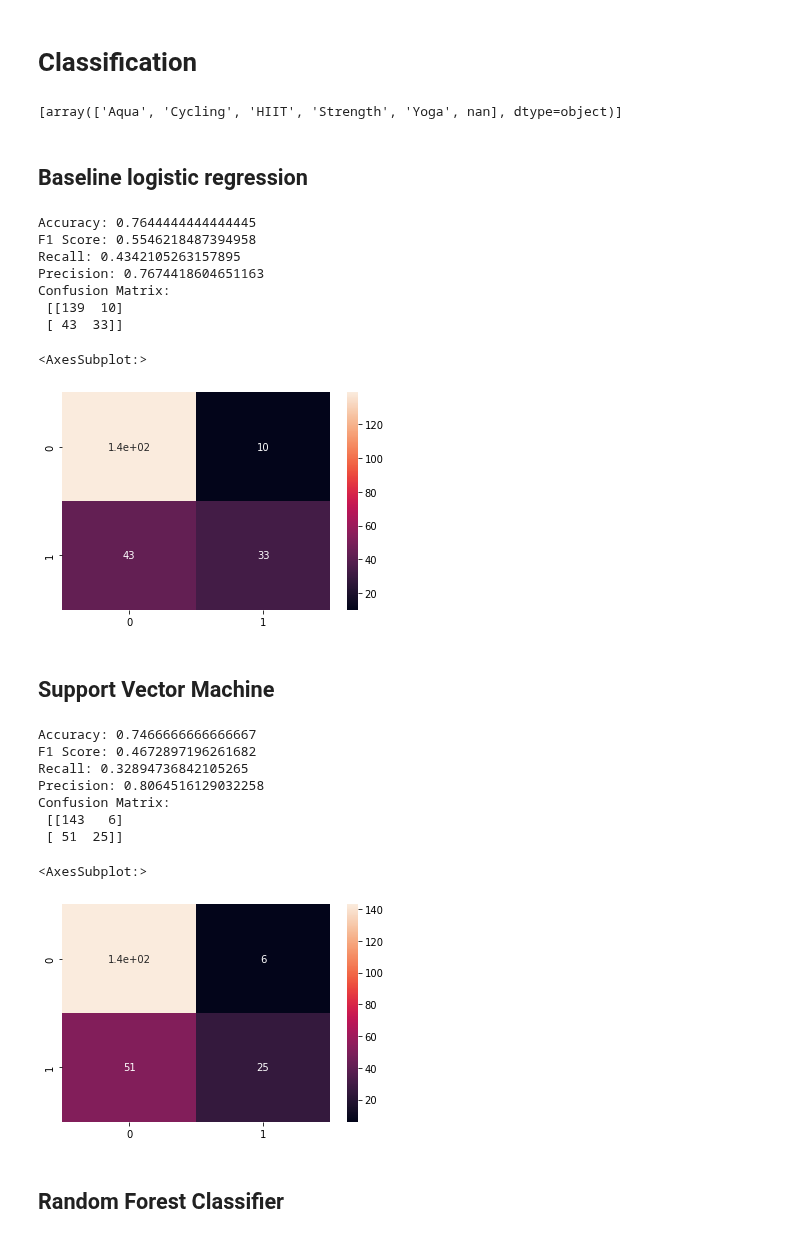
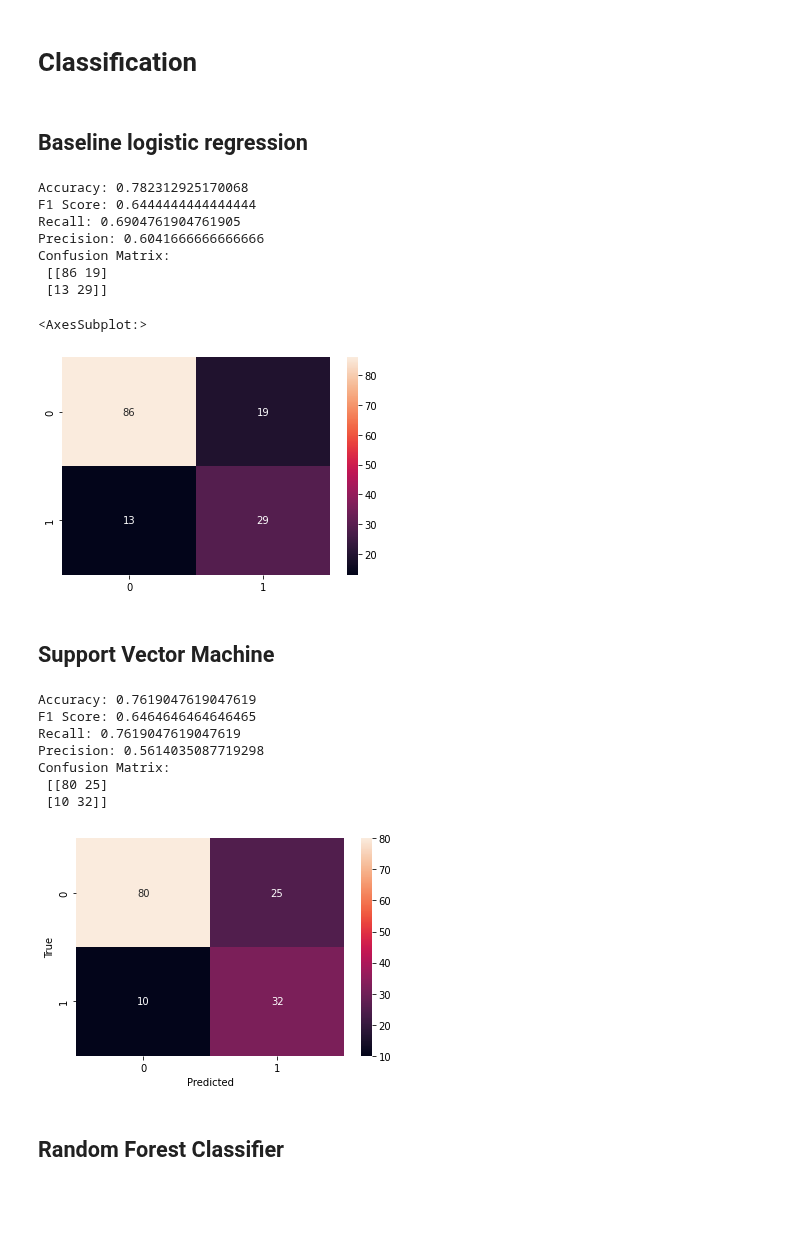
Before and after one commit to jhupiterz/tech-friends, a Jupyter notebook: goal_zone/goal_zone.ipynb, the cells around one changed output. Saved outputs shown, nothing was run; the diff lists cells and outputs as text; code cells hidden in the pictures; blank space fills up the shorter version.

```diff
--- a/goal_zone/goal_zone.ipynb
+++ b/goal_zone/goal_zone.ipynb
@@ -136,0 +156,6 @@ dtype: object
+# %%
+X_test_scaled = scaler.transform(X_test.iloc[:, 0:3].to_numpy())
+X_test_scaled = pd.DataFrame(X_test_scaled, columns=["months_scaled", "weight_scaled", "days_scaled"])
+X_test.months_as_member = X_test_scaled.months_scaled
+X_test.weight = X_test_scaled.weight_scaled
+X_test.days_before = X_test_scaled.days_scaled
@@ -137,2 +182,8 @@ dtype: object
+# %%
+# Creating an instance of SMOTE
+smote = SMOTE()
+
+# Balancing the data
+X_resampled, y_resampled = smote.fit_resample(X_train_scaled, y_train)
 # %% [markdown]
 # Classification
@@ -149,10 +189,0 @@ df_concat = pd.concat([data, days_of_week_encoded], axis=1)
-# %%
-# Encoding the category column
-ohe = OneHotEncoder(sparse= False, handle_unknown='ignore')
-feature_to_encode = data[["category"]]
-ohe.fit_transform(feature_to_encode)
-categories = ohe.categories_
-category_encoded = pd.DataFrame(ohe.fit_transform(feature_to_encode), columns=ohe.categories_)
-df_concat = pd.concat([df_concat, category_encoded], axis=1)
-# %% [output]
-[array(['Aqua', 'Cycling', 'HIIT', 'Strength', 'Yoga', nan], dtype=object)]
@@ -164,6 +190,2 @@ target = df_concat[["attended"]]
-# %%
-# Train test split
-from sklearn.model_selection import train_test_split
-X_train, X_test, y_train, y_test = train_test_split(features, target, test_size=0.15, random_state=42)
 # %% [markdown]
 ## Baseline logistic regression
@@ -176,6 +192,6 @@ from sklearn.metrics import confusion_matrix
 # %%
 # LBFGS solver
-clf = LogisticRegression(random_state=0, max_iter=1000).fit(X_train, y_train)
+clf = LogisticRegression(random_state=0, max_iter=1000).fit(X_resampled, y_resampled)
 y_true = y_test
 y_pred = clf.predict(X_test)
 print("Accuracy:", clf.score(X_test, y_test))
@@ -186,21 +202,21 @@ print("Confusion Matrix:\n", confusion_matrix(y_true, y_pred))
 
 sns.heatmap(confusion_matrix(y_true, y_pred), annot=True)
 # %% [output]
-Accuracy: 0.7644444444444445
-F1 Score: 0.5546218487394958
-Recall: 0.4342105263157895
-Precision: 0.7674418604651163
+Accuracy: 0.782312925170068
+F1 Score: 0.6444444444444444
+Recall: 0.6904761904761905
+Precision: 0.6041666666666666
 Confusion Matrix:
- [[139  10]
- [ 43  33]]
+ [[86 19]
+ [13 29]]
 <AxesSubplot:>
-[figure, old version]
+[figure, new version]
 # %% [markdown]
 ## Support Vector Machine
 # %%
 from sklearn.svm import SVC
-svc = SVC()
-svc.fit(X_train, y_train)
+svc = SVC(probability=True)
+svc.fit(X_resampled, y_resampled)
 y_true = y_test
 y_pred = svc.predict(X_test)
 print("Accuracy:", svc.score(X_test, y_test))
@@ -209,18 +225,19 @@ print("Recall:", recall_score(y_true, y_pred))
 print("Precision:", precision_score(y_true, y_pred))
 print("Confusion Matrix:\n", confusion_matrix(y_true, y_pred))
 # %% [output]
-Accuracy: 0.7466666666666667
-F1 Score: 0.4672897196261682
-Recall: 0.32894736842105265
-Precision: 0.8064516129032258
+Accuracy: 0.7619047619047619
+F1 Score: 0.6464646464646465
+Recall: 0.7619047619047619
+Precision: 0.5614035087719298
 Confusion Matrix:
- [[143   6]
- [ 51  25]]
+ [[80 25]
+ [10 32]]
 # %%
-sns.heatmap(confusion_matrix(y_true, y_pred), annot=True)
+fig = sns.heatmap(confusion_matrix(y_true, y_pred), annot=True)
+plt.xlabel("Predicted")
+plt.ylabel("True");
 # %% [output]
-<AxesSubplot:>
-[figure, old version]
+[figure, new version]
 # %% [markdown]
 ## Random Forest Classifier
 # %%
```
Also changed, not shown: parts of 80 cells of this notebook.
